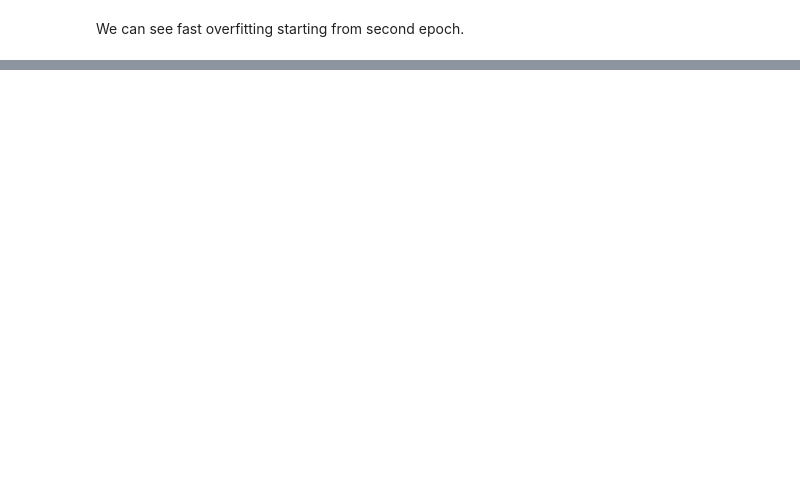
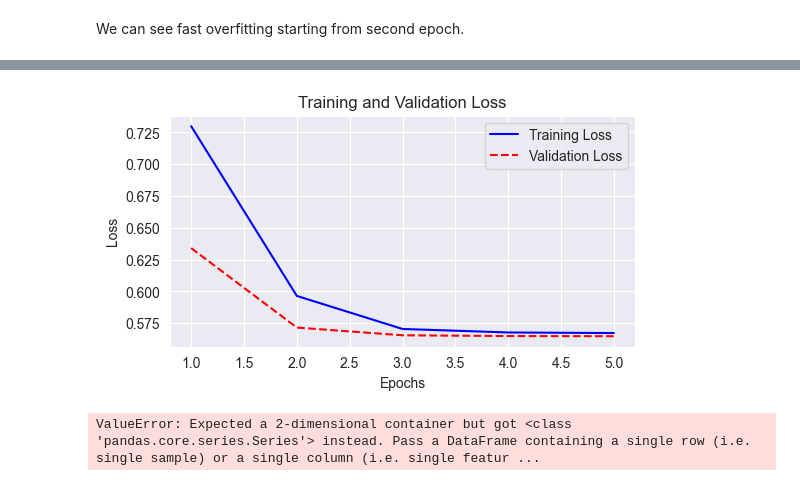
Before and after one commit to daniilstroievskyi/ZNEUS_Project, a Jupyter notebook: eda.ipynb, the cells around one changed output, grey strips where cells are left out. Drawn from its saved outputs; the diff is of its cells as text; code cells hidden in the pictures; blank space fills up the shorter version.

```diff
--- a/eda.ipynb
+++ b/eda.ipynb
@@ -357,0 +363,19 @@ Model: "sequential_8"
+# %%
+from tensorflow.keras.regularizers import l2
+
+model2 = Sequential([
+    Dense(1, activation="relu", input_shape=((1,)), kernel_regularizer=l2(0.001)),
+    Dropout(0.3)
+])
+
+model2.compile(optimizer=Adam(learning_rate=0.001), loss="mae", metrics=["mae"])
+
+history2 = model2.fit(
+    X_train['median_income'], y_train,
+    validation_split=0.1,
+    epochs=5,
+    batch_size=32,
+    verbose=1
+)
+
+print(model2.weights)
@@ -357,0 +394,26 @@ Model: "sequential_8"
+# %%
+plot_loss(history2)
+# %% [output]
+[figure, added]
+# %%
+
+def evaluate_model1(model, X, y):
+
+    X_test_trf = y_scaler.transform(X)
+    X_test = pd.DataFrame(X_test_trf, columns=X.columns)
+
+    y_test_raw_2d  = y.to_frame()
+    y_test_trf = y_scaler.transform(y_test_raw_2d)
+
+    y_pred_scaled = model.predict(X_test)
+    y_pred = np.expm1(y_scaler.named_steps['log'].inverse_transform(y_scaler.named_steps['robust'].inverse_transform(y_pred_scaled)))
+    y_true = np.expm1(y_scaler.named_steps['log'].inverse_transform(y_scaler.named_steps['robust'].inverse_transform(y_test_trf)))
+
+    mae = np.mean(np.abs(y_true - y_pred))
+    print(f"Test Loss (MAE): {mae:.4f}")
+    return y_true, y_pred
+
+
+evaluate_model1(model2, X_raw['median_income'], y_raw)
+# %% [output]
+ValueError: Expected a 2-dimensional container but got <class 'pandas.core.series.Series'> instead. Pass a DataFrame containing a single row (i.e. single sample) or a single column (i.e. single featur ...
```
Also changed, not shown: parts of 32 cells of this notebook.
